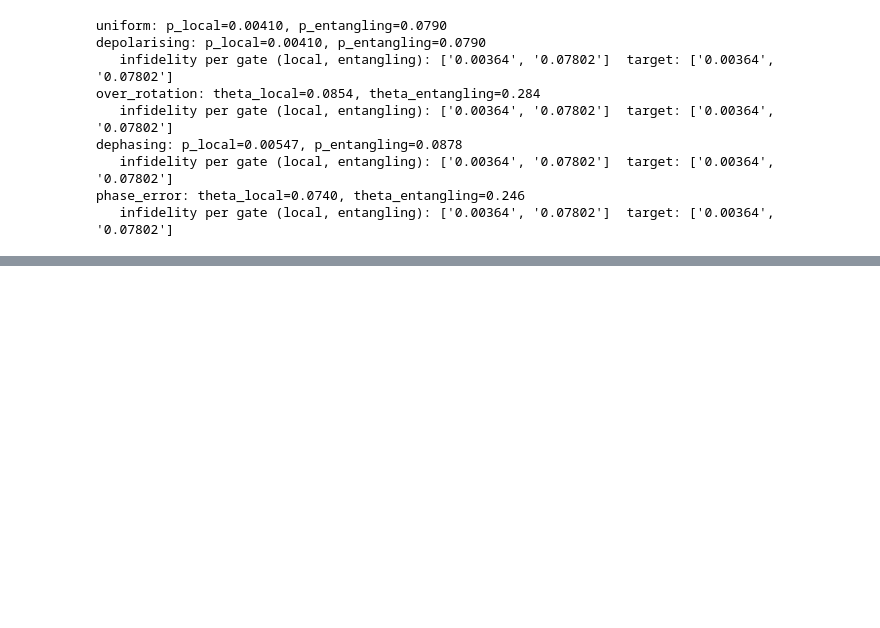
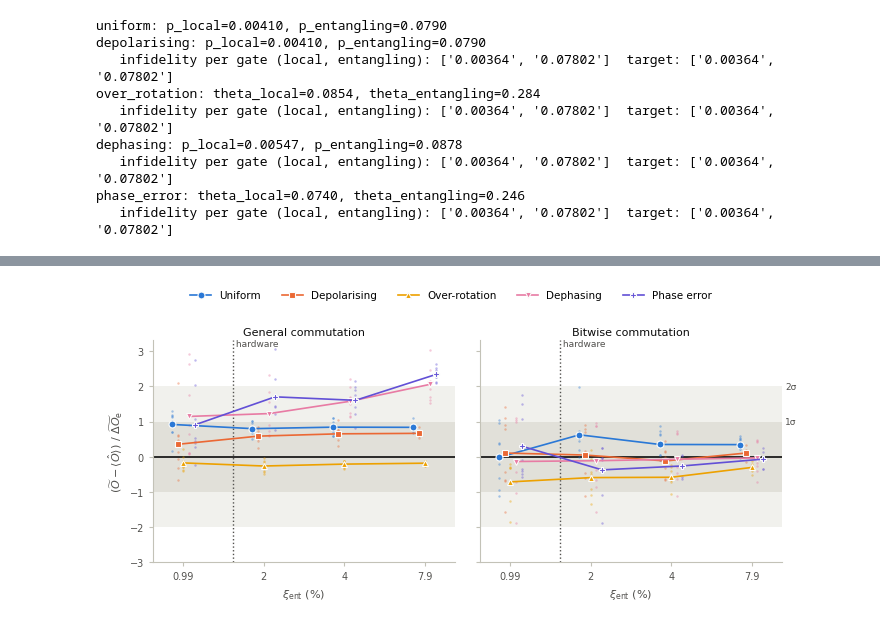
Before and after one commit to QuAOS-Lab/SympleQ, a Jupyter notebook: scripts/examples/notebooks/aquire_noise_models/aquire_noise_models.ipynb, the cells around one changed output, grey strips where cells are left out. Saved outputs shown, nothing was run; the diff lists cells and outputs as text; code cells hidden in the pictures; blank space fills up the shorter version.

```diff
--- a/scripts/examples/notebooks/aquire_noise_models/aquire_noise_models.ipynb
+++ b/scripts/examples/notebooks/aquire_noise_models/aquire_noise_models.ipynb
@@ -204,0 +220,81 @@ plt.show()
+# %%
+# xi_ent at which the per-gate infidelity is 1.5%: the paper's quoted fidelity of 98.5% per entangling gate
+HARDWARE_XI_ENT = xi_ent(0.015 / matched_infidelity(1.0, 3, "entangling"))
+MODE_TITLE = {"general": "General commutation", "quditwise": "Bitwise commutation"}
+
+
+def final_errors(runs, model, mode, strength):
+    """Per run, at the largest number of shots, in % of |<O>|: estimate - exact and AQUIRE's error bar."""
+    final = max(max(r["shots"]) for r in runs)
+    rows = []
+    for r in runs:
+        if (r["model"], r["mode"], r["strength"]) == (model, mode, strength) and max(r["shots"]) == final:
+            k, scale = r["shots"].index(final), 100 / abs(r["exact"])
+            rows.append((scale * (r["estimate"][k] - r["exact"]), scale * r["error_bar"][k]))
+    return np.array(rows).reshape(-1, 2).T
+
+
+def style_axes(ax):
+    for side in ("top", "right"):
+        ax.spines[side].set_visible(False)
+    for side in ("left", "bottom"):
+        ax.spines[side].set_color(BASE)
+    ax.tick_params(colors=INK2, labelsize=7, length=3, color=BASE, which="both")
+
+
+def xi_ent_axis(ax, strengths):
+    """Log x axis of xi_ent, with the hardware value marked."""
+    values = [xi_ent(s) for s in strengths]
+    ax.set_xscale("log")
+    ax.set_xlim(min(values + [HARDWARE_XI_ENT]) / 1.3, max(values) * 1.3)
+    ax.set_xticks(values)
+    ax.set_xticklabels([f"{v:.2g}" for v in values])
+    ax.xaxis.set_minor_locator(plt.NullLocator())
+    ax.axvline(HARDWARE_XI_ENT, color=INK2, ls=":", lw=1, zorder=1)
+    ax.text(HARDWARE_XI_ENT, 1, " hardware", transform=ax.get_xaxis_transform(), fontsize=6.5, color=INK2,
+            ha="left", va="top")
+    ax.set_xlabel(r"$\xi_{\rm ent}$ (%)", fontsize=8, color=INK2)
+
+
+def plot_normalised_errors(runs, models, strengths, filename="aquire_normalised_errors"):
+    """Each run's (estimate - exact) / AQUIRE's error bar, against the error rate per CX gate."""
+    fig, axes = plt.subplots(1, 2, figsize=(7.2, 3.3), sharey=True)
+    for ax, mode in zip(axes, ("general", "quditwise")):
+        style_axes(ax)
+        ax.axhspan(-2, 2, color=GRID, alpha=0.45, lw=0, zorder=0)
+        ax.axhspan(-1, 1, color=GRID, lw=0, zorder=0)
+        ax.axhline(0, color=INK, lw=1.2, zorder=2)
+        for i, model in enumerate(models):
+            dodge = 1.05 ** (i - (len(models) - 1) / 2)        # spreads the models apart along the log axis
+            xs, means = [], []
+            for s in strengths:
+                err, bar = final_errors(runs, model, mode, s)
+                if not len(err):
+                    continue
+                z, x = err / bar, xi_ent(s) * dodge
+                ax.plot(np.full(len(z), x), z, ".", ms=3.5, color=COLOUR[model], alpha=0.4, mec="none", zorder=3)
+                xs.append(x)
+                means.append(z.mean())
+            ax.plot(xs, means, "-", marker=MARKER[model], ms=5, lw=1.2, color=COLOUR[model], mec="#fcfcfb", mew=0.8,
+                    zorder=4, label=LABEL[model])
+        xi_ent_axis(ax, strengths)
+        ax.set_title(MODE_TITLE[mode], fontsize=8, color=INK, pad=3)
+    lo, hi = axes[0].get_ylim()
+    axes[0].set_ylim(min(lo, -3), max(hi, 3))
+    for level in (1, 2):
+        axes[1].text(1.01, level, f"{level}σ", transform=axes[1].get_yaxis_transform(), fontsize=6.5, color=INK2,
+                     va="center")
+    axes[0].set_ylabel(r"$(\widetilde{O} - \langle\hat{O}\rangle)\ /\ \widetilde{\Delta O}_{\rm e}$", fontsize=8,
+                       color=INK2)
+    fig.legend(*axes[0].get_legend_handles_labels(), loc="upper center", ncol=len(models), frameon=False,
+               fontsize=7.5)
+    fig.tight_layout(rect=(0, 0, 1, 0.92), w_pad=1.5)
+    for ext in ("pdf", "png"):
+        fig.savefig(f"{filename}.{ext}", dpi=200)
+    return fig
+
+
+plot_normalised_errors(runs, list(MODELS), STRENGTHS)
+plt.show()
+# %% [output]
+[figure, added]
```
Also changed, not shown: parts of 10 cells of this notebook, 12 other files.
